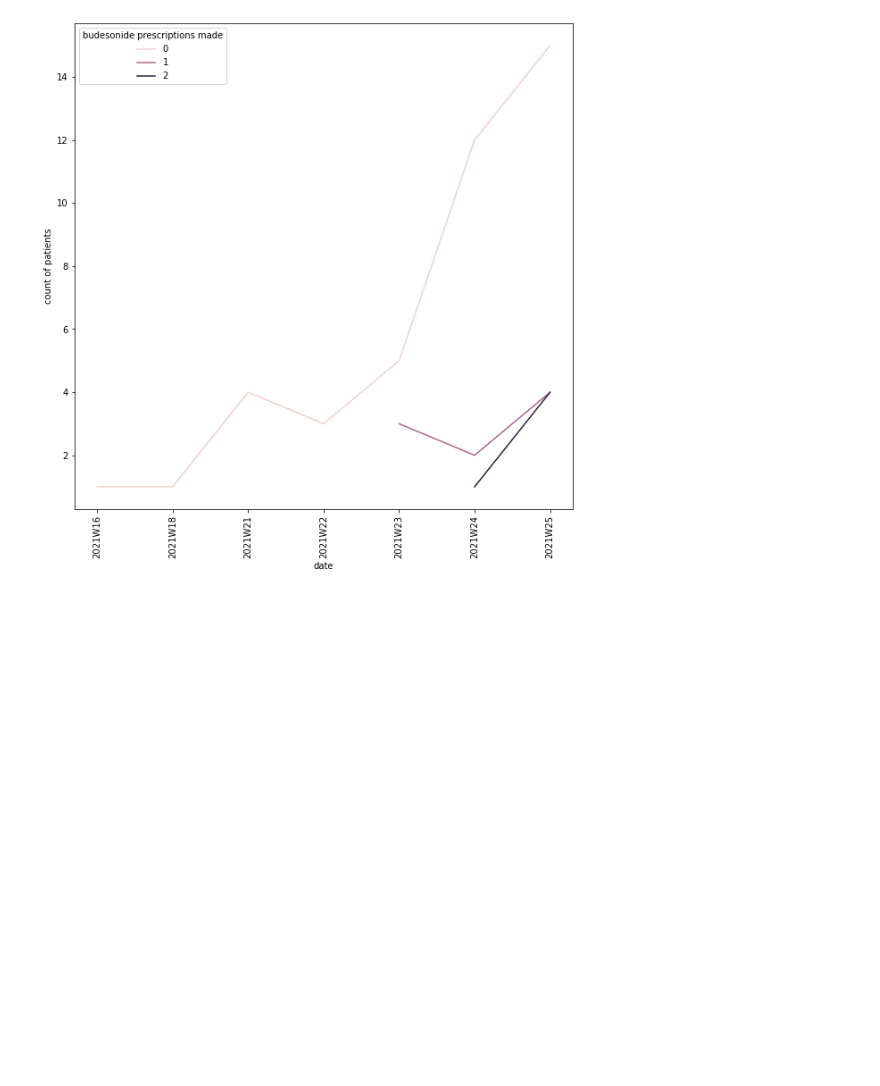
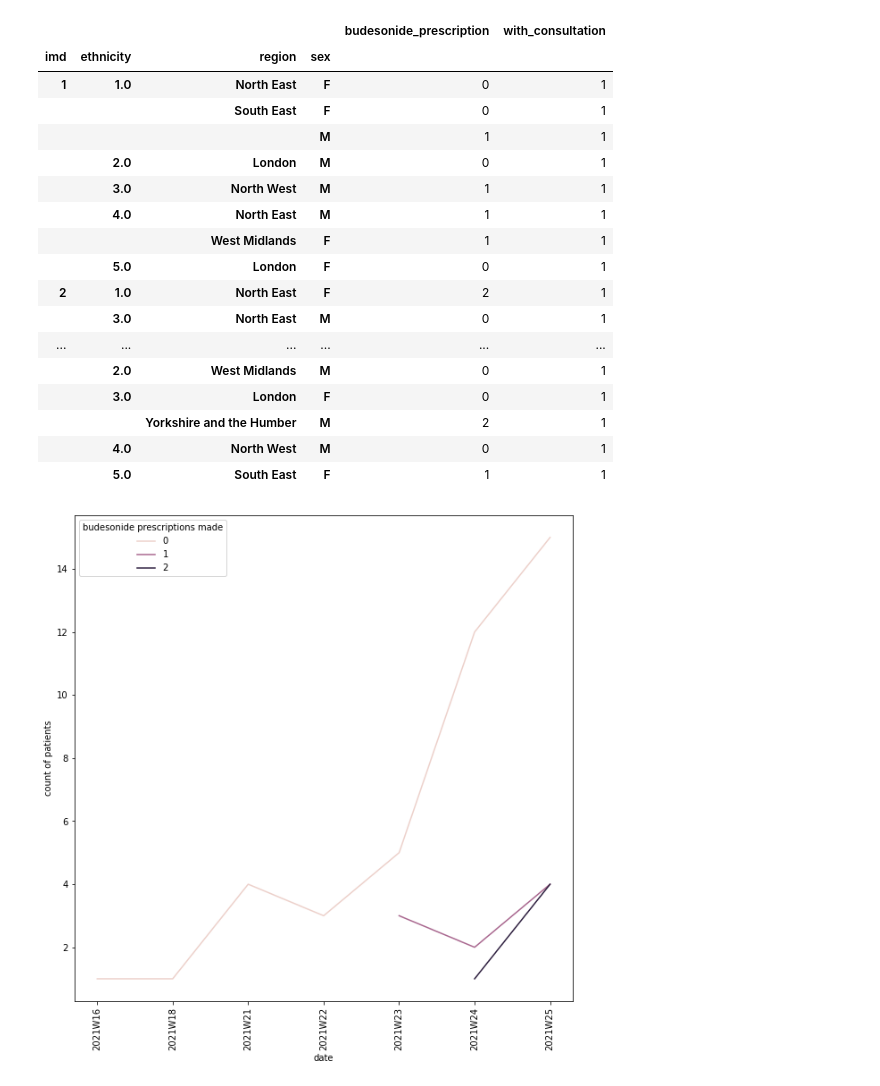
Before and after one commit to opensafely/principle-inhaler-uptake, a Jupyter notebook: analysis/analysis.ipynb, the cells around one changed output. Drawn from its saved outputs; the diff is of its cells as text; code cells hidden in the pictures; blank space fills up the shorter version.

Commit message:
add basic pivot table

```diff
--- a/analysis/analysis.ipynb
+++ b/analysis/analysis.ipynb
@@ -15,6 +16,27 @@ df['format_date'] = df.first_positive_test_date.dt.strftime('%YW%W')
 # %%
 if not os.path.exists('../output/figures'):
     os.makedirs('../output/figures')
+# %%
+df.pivot_table(values=['with_consultation','budesonide_prescription'],aggfunc=np.sum,index=['imd','ethnicity','region','sex'])
+# %% [output]
+|  |  |  |  | budesonide_prescription | with_consultation |
+| imd | ethnicity | region | sex |  |  |
+| 1 | 1.0 | North East | F | 0 | 1 |
+|  |  | South East | F | 0 | 1 |
+|  |  |  | M | 1 | 1 |
+|  | 2.0 | London | M | 0 | 1 |
+|  | 3.0 | North West | M | 1 | 1 |
+|  | 4.0 | North East | M | 1 | 1 |
+|  |  | West Midlands | F | 1 | 1 |
+|  | 5.0 | London | F | 0 | 1 |
+| 2 | 1.0 | North East | F | 2 | 1 |
+|  | 3.0 | North East | M | 0 | 1 |
+| ... | ... | ... | ... | ... | ... |
+|  | 2.0 | West Midlands | M | 0 | 1 |
+|  | 3.0 | London | F | 0 | 1 |
+|  |  | Yorkshire and the Humber | M | 2 | 1 |
+|  | 4.0 | North West | M | 0 | 1 |
+|  | 5.0 | South East | F | 1 | 1 |
 # %%
 df_plt = df.groupby(['format_date','budesonide_prescription']).count()['patient_id'].reset_index()
 # %%
```
Also changed, not shown: parts of 1 cell of this notebook.
